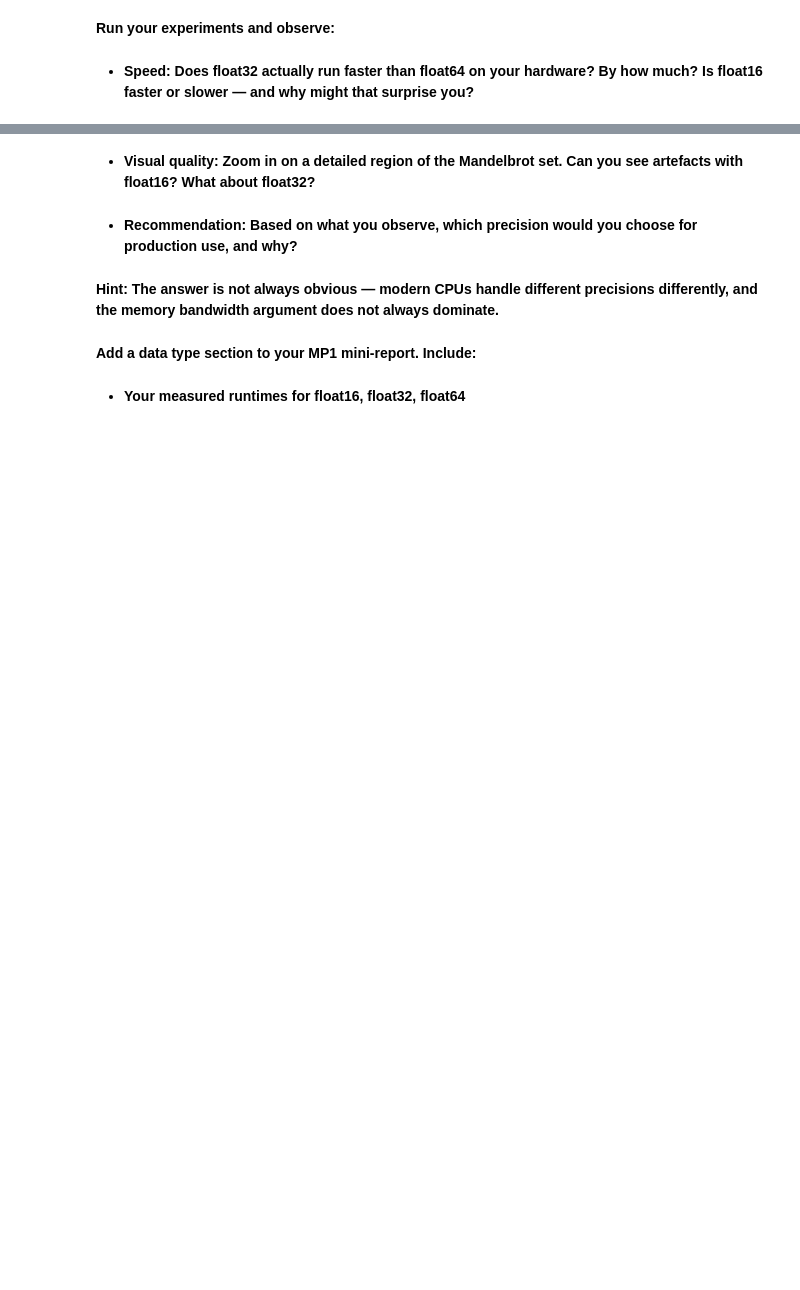
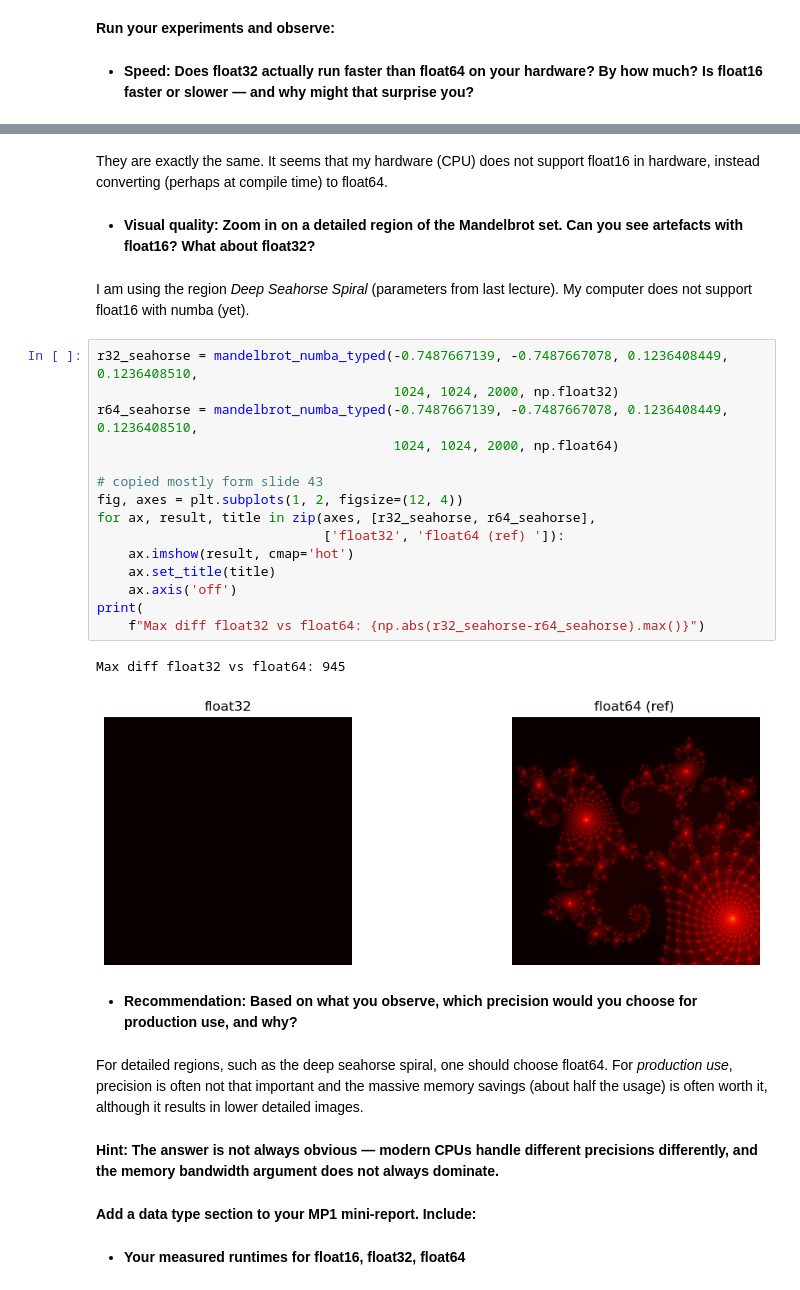
Before and after one commit to NDS8-TCP/nsc-mikkel, a Jupyter notebook: l03_exercises.ipynb, the cells around one changed output, grey strips where cells are left out. Cells and saved outputs as stored; diff of their text form; blank space fills up the shorter version.

```diff
--- a/l03_exercises.ipynb
+++ b/l03_exercises.ipynb
@@ -426,7 +515,31 @@ Date:   Mon Mar 2 21:47:43 2026 +0000
+# %% [markdown]
+They are exactly the same. It seems that my hardware (CPU) does not support float16 in hardware, instead converting (perhaps at compile time) to float64.
 # %% [markdown]
 - ****Visual quality:** Zoom in on a detailed region of the Mandelbrot set. Can you see artefacts with float16? What about float32?**
+# %% [markdown]
+I am using the region *Deep Seahorse Spiral* (parameters from last lecture). My computer does not support float16 with numba (yet).
+# %%
+r32_seahorse = mandelbrot_numba_typed(-0.7487667139, -0.7487667078, 0.1236408449, 0.1236408510,
+                                      1024, 1024, 2000, np.float32)
+r64_seahorse = mandelbrot_numba_typed(-0.7487667139, -0.7487667078, 0.1236408449, 0.1236408510,
+                                      1024, 1024, 2000, np.float64)
+
+# copied mostly form slide 43
+fig, axes = plt.subplots(1, 2, figsize=(12, 4))
+for ax, result, title in zip(axes, [r32_seahorse, r64_seahorse],
+                             ['float32', 'float64 (ref) ']):
+    ax.imshow(result, cmap='hot')
+    ax.set_title(title)
+    ax.axis('off')
+print(
+    f"Max diff float32 vs float64: {np.abs(r32_seahorse-r64_seahorse).max()}")
+# %% [output]
+Max diff float32 vs float64: 945
+[figure, added]
 # %% [markdown]
 - ****Recommendation:** Based on what you observe, which precision would you choose for production use, and why?**
+# %% [markdown]
+For detailed regions, such as the deep seahorse spiral, one should choose float64. For *production use*, precision is often not that important and the massive memory savings (about half the usage) is often worth it, although it results in lower detailed images.
 # %% [markdown]
 **Hint: The answer is not always obvious — modern CPUs handle different precisions differently, and the memory bandwidth argument does not always dominate.**
 # %% [markdown]
```
Also changed, not shown: parts of 10 cells of this notebook, 1 other file.
